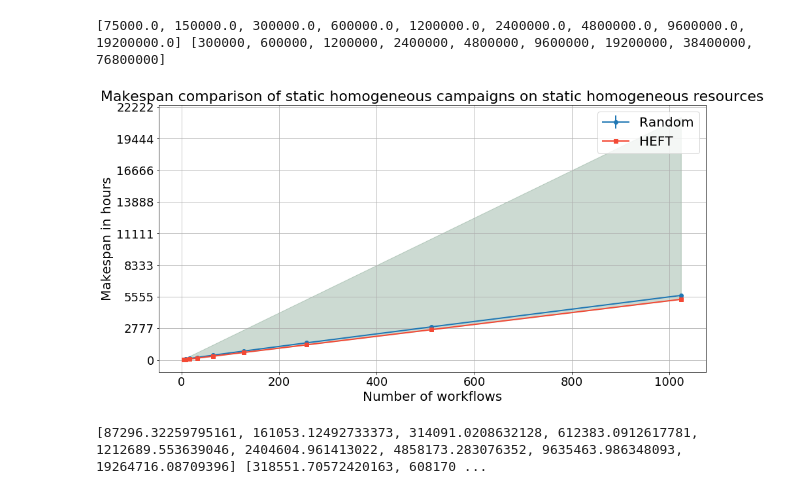
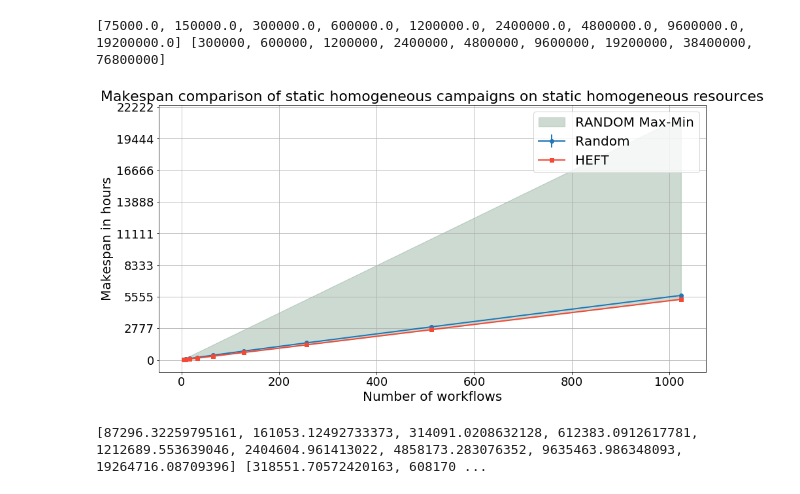
Before and after one commit to radical-project/campaign_manager, a Jupyter notebook: experiments/StaticResourcesExperiments.ipynb, the cells around one changed output. Drawn from its saved outputs; the diff is of its cells as text; code cells hidden in the pictures.

```diff
--- a/experiments/StaticResourcesExperiments.ipynb
+++ b/experiments/StaticResourcesExperiments.ipynb
@@ -87,19 +87,20 @@ print(min_vals, max_vals)
 [75000.0, 150000.0, 300000.0, 600000.0, 1200000.0, 2400000.0, 4800000.0, 9600000.0, 19200000.0] [300000, 600000, 1200000, 2400000, 4800000, 9600000, 19200000, 38400000, 76800000]
 # %%
 fig,axis = plt.subplots(nrows=1,ncols=1,figsize=(15,7.5))
-_ = axis.errorbar(StHomoCampaigns_4StHomoResources_makespan_means.xs('RANDOM').index,StHomoCampaigns_4StHomoResources_makespan_means.xs('RANDOM').values,StHomoCampaigns_4StHomoResources_makespan_stds.xs('RANDOM').values,marker='o',label='Random',linewidth=2)
+_ = axis.errorbar(StHomoCampaigns_4StHomoResources_makespan_means.xs('RANDOM').index, StHomoCampaigns_4StHomoResources_makespan_means.xs('RANDOM').values,StHomoCampaigns_4StHomoResources_makespan_stds.xs('RANDOM').values,marker='o',label='Random',linewidth=2)
 _ = axis.errorbar(StHomoCampaigns_4StHomoResources_makespan_means.xs('HEFT').index,StHomoCampaigns_4StHomoResources_makespan_means.xs('HEFT').values,marker='s',label='HEFT', color=reds(150),linewidth=2)
-_ = axis.fill_between(workflows_sizes,min_vals, max_vals, color=greens(250), alpha=0.2)
+_ = axis.fill_between(workflows_sizes, min_vals, max_vals, color=greens(250), alpha=0.2, label='RANDOM Max-Min')
+#_ = axis.set_yscale('symlog')
 _ = axis.set_ylabel('Makespan in hours',fontsize=20)
 _ = axis.set_xlabel('Number of workflows',fontsize=20)
 _ = axis.set_xticklabels(axis.get_xticks().astype('int').tolist(),fontsize=18)
 _ = axis.set_yticklabels((axis.get_yticks()/3600).astype('int').tolist(),fontsize=18)
 _ = axis.grid('on')
 _ = axis.set_title('Makespan comparison of static homogeneous campaigns on static homogeneous resources', fontsize=22)
 _ = axis.legend(fontsize=20)
 #fig.savefig('StHomoCampaigns_4StHomoResources.png',bbox_inches='tight')
 # %% [output]
-[figure, old version]
+[figure, new version]
 # %%
 StHeteroCampaigns_4StHomoResources = pd.read_csv('StHeteroCampaigns_4StHomoResources.csv')
 locs = [0,20000,40000,60000,80000,100000,120000,140000,160000]
```
Also changed, not shown: 6 other files.
